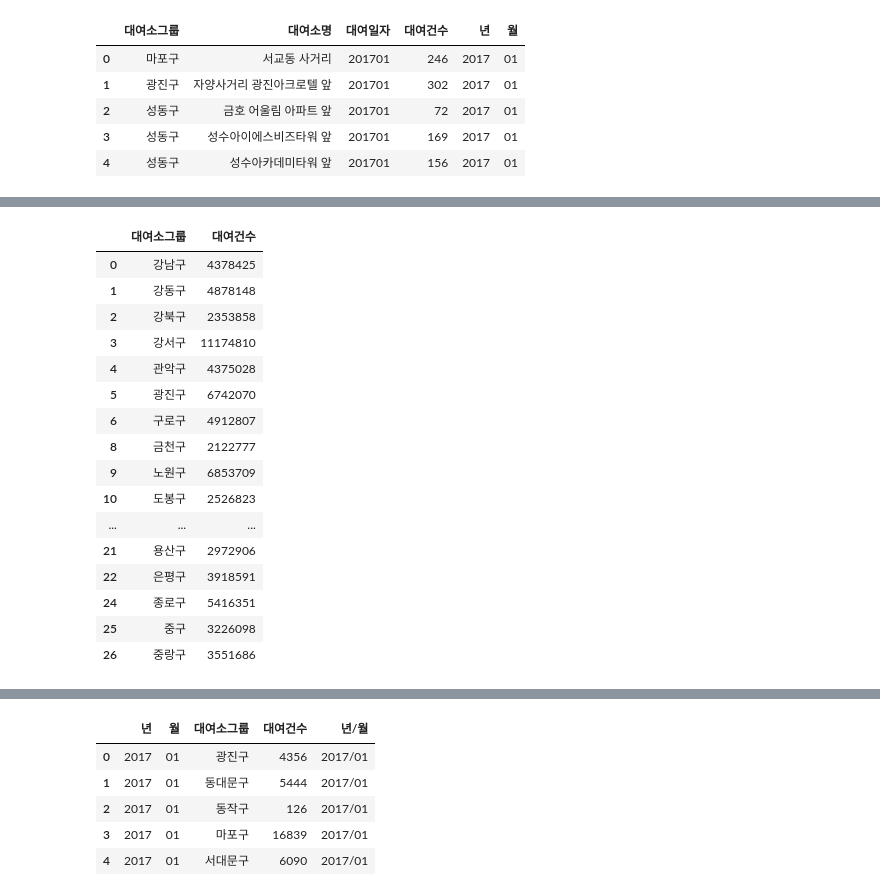
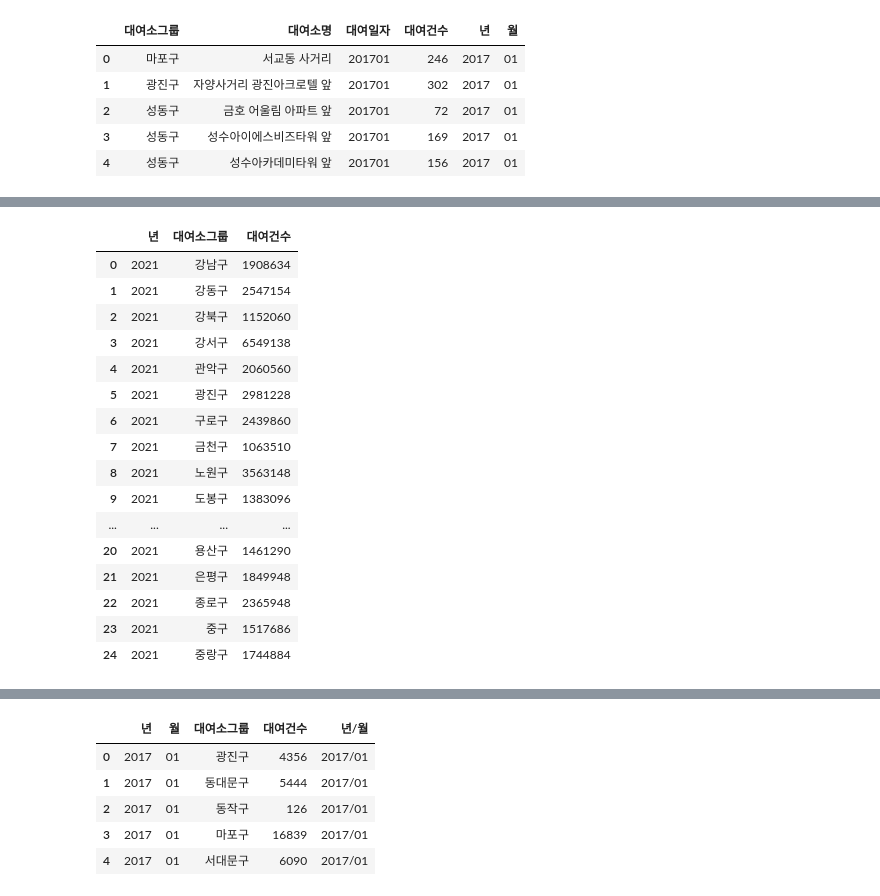
Before and after one commit to ihobbang250/custom_repo, a Jupyter notebook: main2.ipynb, the cells around one changed output, grey strips where cells are left out. Cells and saved outputs as stored; diff of their text form; code cells hidden in the pictures.

```diff
--- a/main2.ipynb
+++ b/main2.ipynb
@@ -544,24 +539,22 @@ df_year.head()
-# %%
-ls = Data2.groupby(['대여소그룹'])[['대여건수']].agg('sum')
-ls.reset_index(inplace = True)
-ls = ls.drop(ls[ls['대여소그룹'] == ('정비센터')].index)
-ls = ls.drop(ls[ls['대여소그룹'] == ('그룹명 없음')].index)
-ls.head(25)
-# %% [output]
-|  | 대여소그룹 | 대여건수 |
-| 0 | 강남구 | 4378425 |
-| 1 | 강동구 | 4878148 |
-| 2 | 강북구 | 2353858 |
-| 3 | 강서구 | 11174810 |
-| 4 | 관악구 | 4375028 |
-| 5 | 광진구 | 6742070 |
-| 6 | 구로구 | 4912807 |
-| 8 | 금천구 | 2122777 |
-| 9 | 노원구 | 6853709 |
-| 10 | 도봉구 | 2526823 |
-| ... | ... | ... |
-| 21 | 용산구 | 2972906 |
-| 22 | 은평구 | 3918591 |
-| 24 | 종로구 | 5416351 |
-| 25 | 중구 | 3226098 |
-| 26 | 중랑구 | 3551686 |
+# %%
+ls = df_year[df_year['년'] == 2021]
+ls.reset_index(drop = True, inplace = True)
+ls.head(25)
+# %% [output]
+|  | 년 | 대여소그룹 | 대여건수 |
+| 0 | 2021 | 강남구 | 1908634 |
+| 1 | 2021 | 강동구 | 2547154 |
+| 2 | 2021 | 강북구 | 1152060 |
+| 3 | 2021 | 강서구 | 6549138 |
+| 4 | 2021 | 관악구 | 2060560 |
+| 5 | 2021 | 광진구 | 2981228 |
+| 6 | 2021 | 구로구 | 2439860 |
+| 7 | 2021 | 금천구 | 1063510 |
+| 8 | 2021 | 노원구 | 3563148 |
+| 9 | 2021 | 도봉구 | 1383096 |
+| ... | ... | ... | ... |
+| 20 | 2021 | 용산구 | 1461290 |
+| 21 | 2021 | 은평구 | 1849948 |
+| 22 | 2021 | 종로구 | 2365948 |
+| 23 | 2021 | 중구 | 1517686 |
+| 24 | 2021 | 중랑구 | 1744884 |
```
Also changed, not shown: parts of 9 cells of this notebook.
